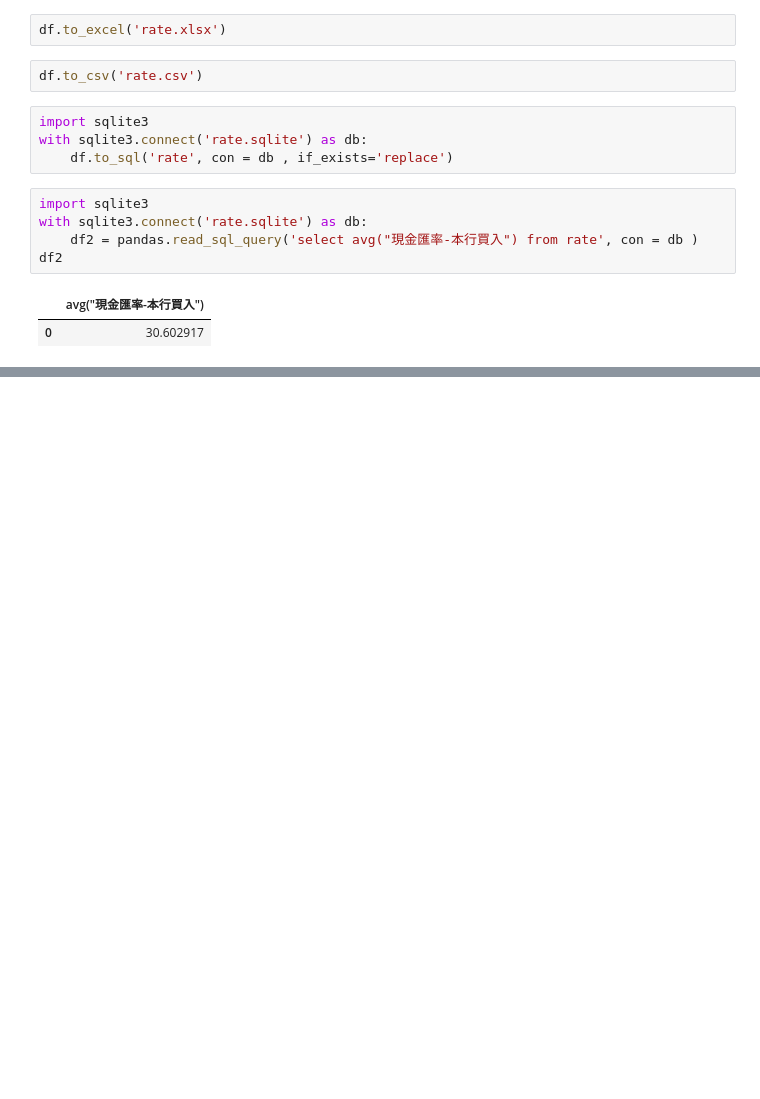
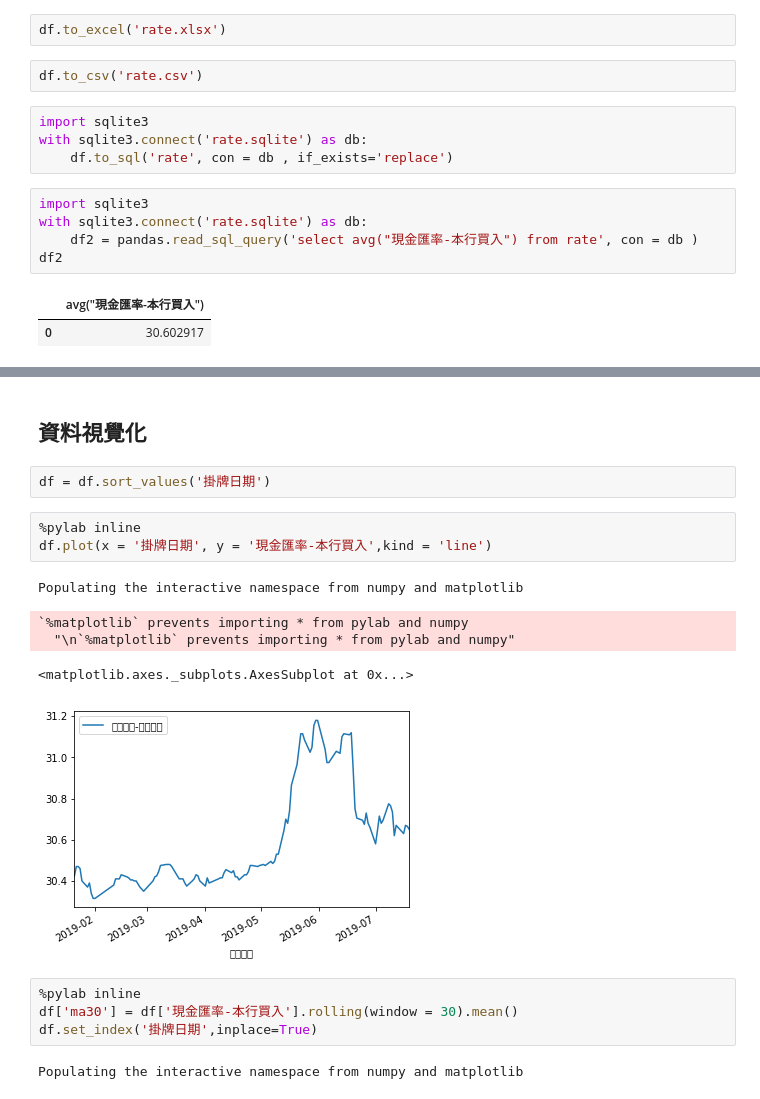
Before and after one commit to ywchiu/digiplus_ds, a Jupyter notebook: Demo20190719.ipynb, the cells around one changed output, grey strips where cells are left out. Drawn from its saved outputs; the diff is of its cells as text; blank space fills up the shorter version.

```diff
--- a/Demo20190719.ipynb
+++ b/Demo20190719.ipynb
@@ -99,0 +128,19 @@ df2
+# %% [markdown]
+## 資料視覺化
+# %%
+df = df.sort_values('掛牌日期')
+# %%
+%pylab inline
+df.plot(x = '掛牌日期', y = '現金匯率-本行買入',kind = 'line')
+# %% [output]
+Populating the interactive namespace from numpy and matplotlib
+`%matplotlib` prevents importing * from pylab and numpy
+  "\n`%matplotlib` prevents importing * from pylab and numpy"
+<matplotlib.axes._subplots.AxesSubplot at 0x...>
+[figure, added]
+# %%
+%pylab inline
+df['ma30'] = df['現金匯率-本行買入'].rolling(window = 30).mean()
+df.set_index('掛牌日期',inplace=True)
+# %% [output]
+Populating the interactive namespace from numpy and matplotlib
```
Also changed, not shown: parts of 18 cells of this notebook.
